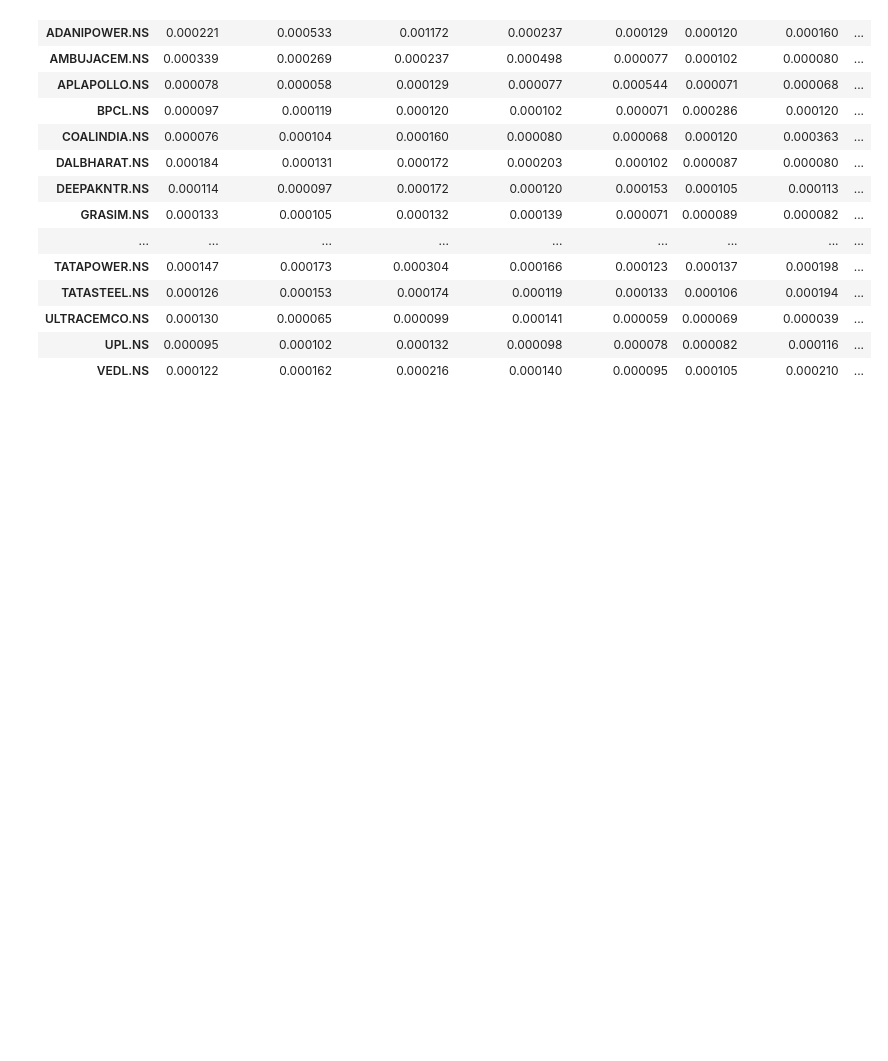
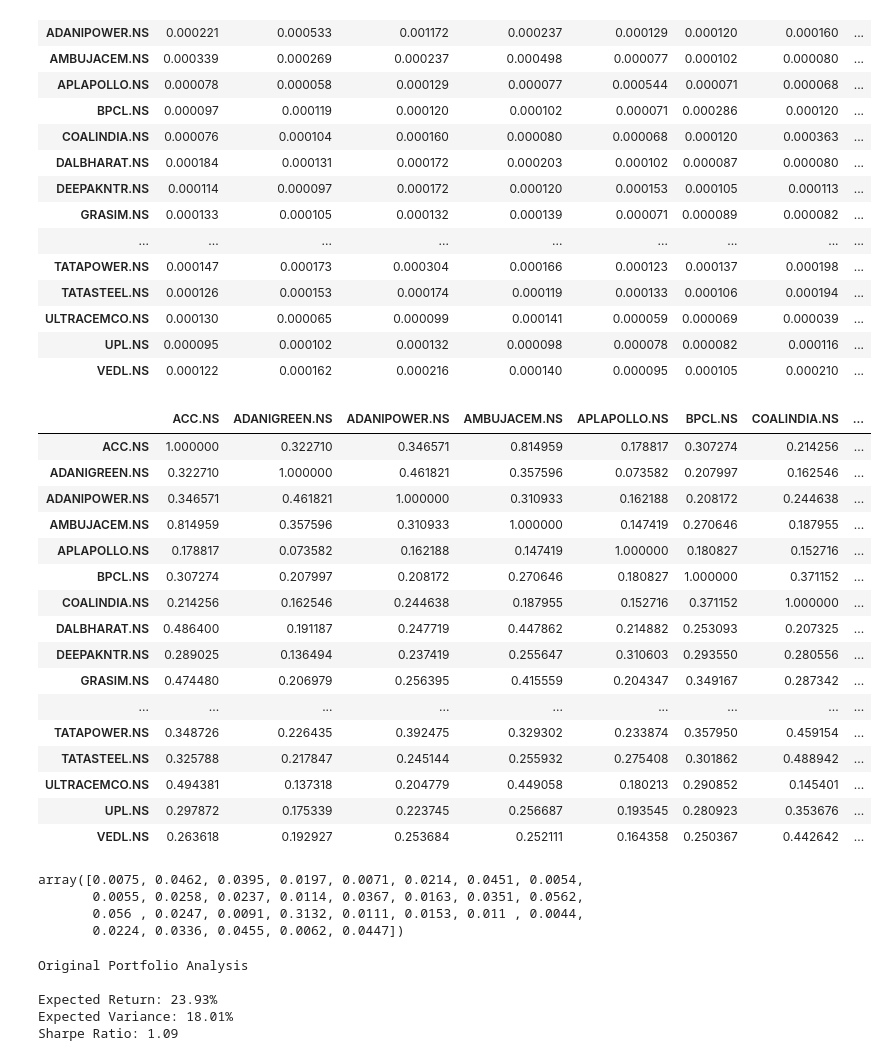
Before and after one commit to AvarusMaximus/Markowitz-Portfolio, a Jupyter notebook: trial.ipynb, the cells around one changed output. Drawn from its saved outputs; the diff is of its cells as text; code cells hidden in the pictures; blank space fills up the shorter version.

```diff
--- a/trial.ipynb
+++ b/trial.ipynb
@@ -56,6 +56,29 @@ cov_mat
 | ULTRACEMCO.NS | 0.000130 | 0.000065 | 0.000099 | 0.000141 | 0.000059 | 0.000069 | 0.000039 | ... |
 | UPL.NS | 0.000095 | 0.000102 | 0.000132 | 0.000098 | 0.000078 | 0.000082 | 0.000116 | ... |
 | VEDL.NS | 0.000122 | 0.000162 | 0.000216 | 0.000140 | 0.000095 | 0.000105 | 0.000210 | ... |
+# %%
+# Creating the correlation matrix
+corr_mat = daily_returns.corr()
+corr_mat.to_csv('niftycomm_corr_matrix.csv')
+corr_mat
+# %% [output]
+|  | ACC.NS | ADANIGREEN.NS | ADANIPOWER.NS | AMBUJACEM.NS | APLAPOLLO.NS | BPCL.NS | COALINDIA.NS | ... |
+| ACC.NS | 1.000000 | 0.322710 | 0.346571 | 0.814959 | 0.178817 | 0.307274 | 0.214256 | ... |
+| ADANIGREEN.NS | 0.322710 | 1.000000 | 0.461821 | 0.357596 | 0.073582 | 0.207997 | 0.162546 | ... |
+| ADANIPOWER.NS | 0.346571 | 0.461821 | 1.000000 | 0.310933 | 0.162188 | 0.208172 | 0.244638 | ... |
+| AMBUJACEM.NS | 0.814959 | 0.357596 | 0.310933 | 1.000000 | 0.147419 | 0.270646 | 0.187955 | ... |
+| APLAPOLLO.NS | 0.178817 | 0.073582 | 0.162188 | 0.147419 | 1.000000 | 0.180827 | 0.152716 | ... |
+| BPCL.NS | 0.307274 | 0.207997 | 0.208172 | 0.270646 | 0.180827 | 1.000000 | 0.371152 | ... |
+| COALINDIA.NS | 0.214256 | 0.162546 | 0.244638 | 0.187955 | 0.152716 | 0.371152 | 1.000000 | ... |
+| DALBHARAT.NS | 0.486400 | 0.191187 | 0.247719 | 0.447862 | 0.214882 | 0.253093 | 0.207325 | ... |
+| DEEPAKNTR.NS | 0.289025 | 0.136494 | 0.237419 | 0.255647 | 0.310603 | 0.293550 | 0.280556 | ... |
+| GRASIM.NS | 0.474480 | 0.206979 | 0.256395 | 0.415559 | 0.204347 | 0.349167 | 0.287342 | ... |
+| ... | ... | ... | ... | ... | ... | ... | ... | ... |
+| TATAPOWER.NS | 0.348726 | 0.226435 | 0.392475 | 0.329302 | 0.233874 | 0.357950 | 0.459154 | ... |
+| TATASTEEL.NS | 0.325788 | 0.217847 | 0.245144 | 0.255932 | 0.275408 | 0.301862 | 0.488942 | ... |
+| ULTRACEMCO.NS | 0.494381 | 0.137318 | 0.204779 | 0.449058 | 0.180213 | 0.290852 | 0.145401 | ... |
+| UPL.NS | 0.297872 | 0.175339 | 0.223745 | 0.256687 | 0.193545 | 0.280923 | 0.353676 | ... |
+| VEDL.NS | 0.263618 | 0.192927 | 0.253684 | 0.252111 | 0.164358 | 0.250367 | 0.442642 | ... |
 # %%
 def expected_return(weights, daily_returns): # Function to calculate the returns
     return np.sum(daily_returns.mean() * weights) * 252 # Annualizing the returns (252 trading days in a year)
@@ -67,6 +93,32 @@ def neg_sharpe(weights, cov_matrix, daily_returns, risk_free_rate): # Function t
     return -((expected_return(weights, daily_returns) - risk_free_rate) / expected_volatility(weights, cov_matrix))
 # %%
 risk_free_rate = 0.0425 # Risk-free rate taken from average long term US treasury bond yield, usually considered risk-free
+# %%
+# Getting the Original Portfolio Weights
+og_weights = raw['Weightage'].tolist()
+og_weights.pop(1)
+og_weights = np.array(og_weights)
+og_weights
+# %% [output]
+array([0.0075, 0.0462, 0.0395, 0.0197, 0.0071, 0.0214, 0.0451, 0.0054,
+       0.0055, 0.0258, 0.0237, 0.0114, 0.0367, 0.0163, 0.0351, 0.0562,
+       0.056 , 0.0247, 0.0091, 0.3132, 0.0111, 0.0153, 0.011 , 0.0044,
+       0.0224, 0.0336, 0.0455, 0.0062, 0.0447])
+# %%
+# Analysing the Original Portfolio
+print("\nOriginal Portfolio Analysis\n")
+exp_return = expected_return(og_weights, daily_returns)
+exp_volatility = expected_volatility(og_weights, cov_mat)
+sharpe_ratio = (exp_return - risk_free_rate) / exp_volatility
+print(f"Expected Return: {exp_return:.2%}")
+print(f"Expected Variance: {exp_volatility:.2%}")
+print(f"Sharpe Ratio: {sharpe_ratio:.2f}")
+# %% [output]
+Original Portfolio Analysis
+
+Expected Return: 23.93%
+Expected Variance: 18.01%
+Sharpe Ratio: 1.09
 # %%
 initial_weights = np.array([1/len(tickers)] * len(tickers)) # Initial weights for the optimization
 bounds = [(0, 1)] * len(tickers) # Bounds for the weights, 0 implies no shorting allowed
```
Also changed, not shown: parts of 11 cells of this notebook, 4 other files.
